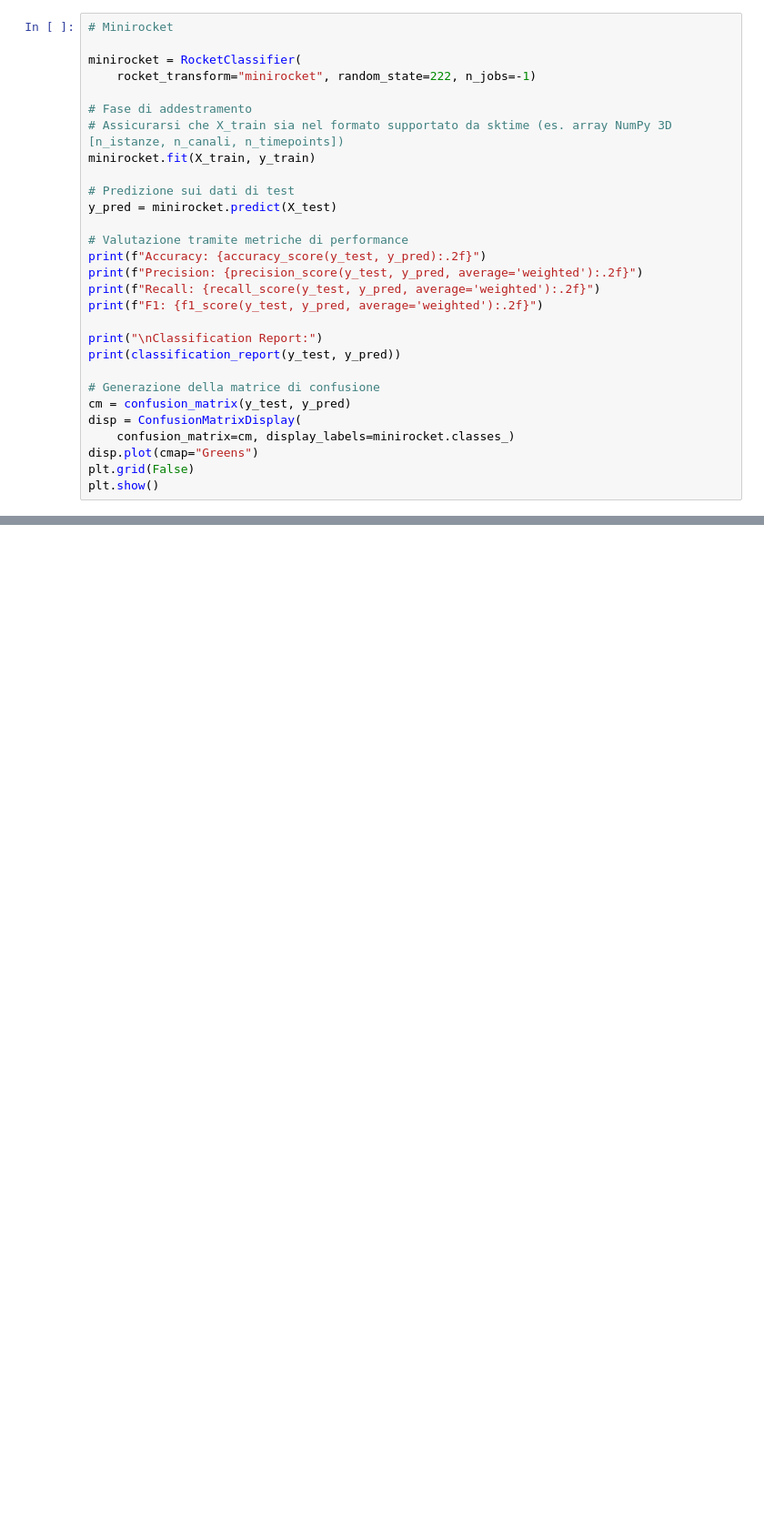
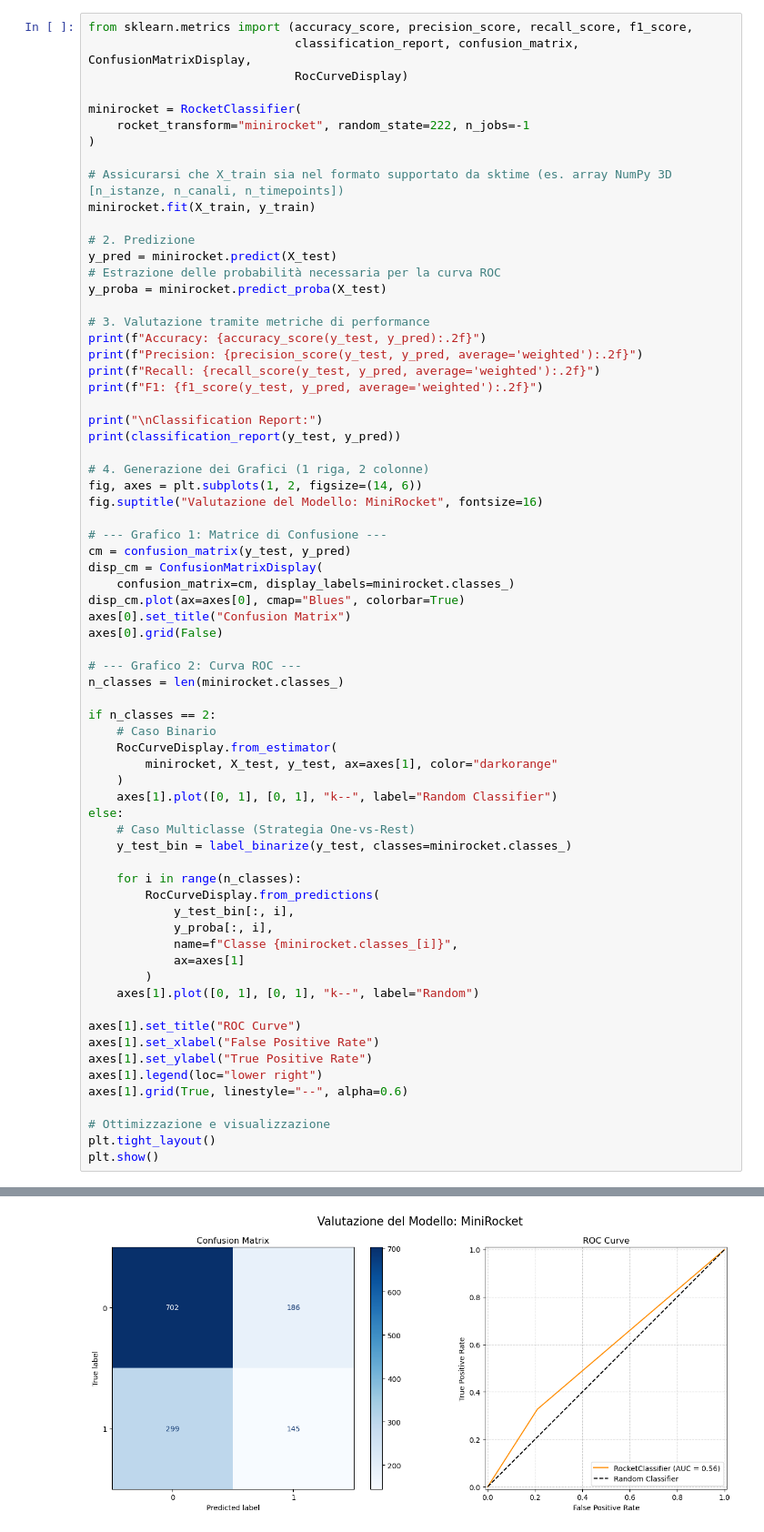
Before and after one commit to alessialaconca/Data_Mining_2_Child_Mind_Institute, a Jupyter notebook: Riccardo/TS_classification.ipynb, the cells around one changed output, grey strips where cells are left out. Shown at 91% size. Drawn from its saved outputs; the diff is of its cells as text; blank space fills up the shorter version.

```diff
--- a/Riccardo/TS_classification.ipynb
+++ b/Riccardo/TS_classification.ipynb
@@ -87,17 +95,21 @@ print(f"y_test shape:  {y_test.shape}")
 # %%
-# Minirocket
+from sklearn.metrics import (accuracy_score, precision_score, recall_score, f1_score,
+                             classification_report, confusion_matrix, ConfusionMatrixDisplay,
+                             RocCurveDisplay)
 
 minirocket = RocketClassifier(
-    rocket_transform="minirocket", random_state=222, n_jobs=-1)
+    rocket_transform="minirocket", random_state=222, n_jobs=-1
+)
 
-# Fase di addestramento
 # Assicurarsi che X_train sia nel formato supportato da sktime (es. array NumPy 3D [n_istanze, n_canali, n_timepoints])
 minirocket.fit(X_train, y_train)
 
-# Predizione sui dati di test
+# 2. Predizione
 y_pred = minirocket.predict(X_test)
+# Estrazione delle probabilità necessaria per la curva ROC
+y_proba = minirocket.predict_proba(X_test)
 
-# Valutazione tramite metriche di performance
+# 3. Valutazione tramite metriche di performance
 print(f"Accuracy: {accuracy_score(y_test, y_pred):.2f}")
 print(f"Precision: {precision_score(y_test, y_pred, average='weighted'):.2f}")
 print(f"Recall: {recall_score(y_test, y_pred, average='weighted'):.2f}")
@@ -106,10 +118,47 @@ print(f"F1: {f1_score(y_test, y_pred, average='weighted'):.2f}")
 print("\nClassification Report:")
 print(classification_report(y_test, y_pred))
 
-# Generazione della matrice di confusione
+# 4. Generazione dei Grafici (1 riga, 2 colonne)
+fig, axes = plt.subplots(1, 2, figsize=(14, 6))
+fig.suptitle("Valutazione del Modello: MiniRocket", fontsize=16)
+
+# --- Grafico 1: Matrice di Confusione ---
 cm = confusion_matrix(y_test, y_pred)
-disp = ConfusionMatrixDisplay(
+disp_cm = ConfusionMatrixDisplay(
     confusion_matrix=cm, display_labels=minirocket.classes_)
-disp.plot(cmap="Greens")
-plt.grid(False)
+disp_cm.plot(ax=axes[0], cmap="Blues", colorbar=True)
+axes[0].set_title("Confusion Matrix")
+axes[0].grid(False)
+
+# --- Grafico 2: Curva ROC ---
+n_classes = len(minirocket.classes_)
+
+if n_classes == 2:
+    # Caso Binario
+    RocCurveDisplay.from_estimator(
+        minirocket, X_test, y_test, ax=axes[1], color="darkorange"
+    )
+    axes[1].plot([0, 1], [0, 1], "k--", label="Random Classifier")
+else:
+    # Caso Multiclasse (Strategia One-vs-Rest)
+    y_test_bin = label_binarize(y_test, classes=minirocket.classes_)
+
+    for i in range(n_classes):
+        RocCurveDisplay.from_predictions(
+            y_test_bin[:, i],
+            y_proba[:, i],
+            name=f"Classe {minirocket.classes_[i]}",
+            ax=axes[1]
+        )
+    axes[1].plot([0, 1], [0, 1], "k--", label="Random")
+
+axes[1].set_title("ROC Curve")
+axes[1].set_xlabel("False Positive Rate")
+axes[1].set_ylabel("True Positive Rate")
+axes[1].legend(loc="lower right")
+axes[1].grid(True, linestyle="--", alpha=0.6)
+
+# Ottimizzazione e visualizzazione
+plt.tight_layout()
 plt.show()
+# %% [output]
@@ -116 +179,2 @@ plt.show()
+[figure, added]
 # %%
```
Also changed, not shown: parts of 6 cells of this notebook, 25 other files.
